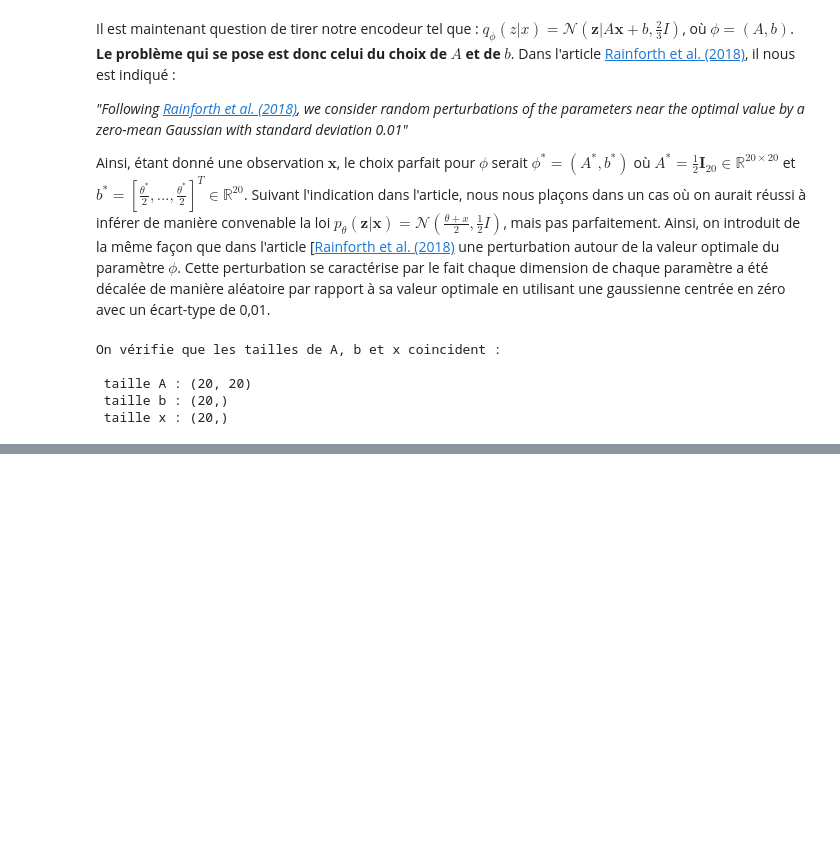
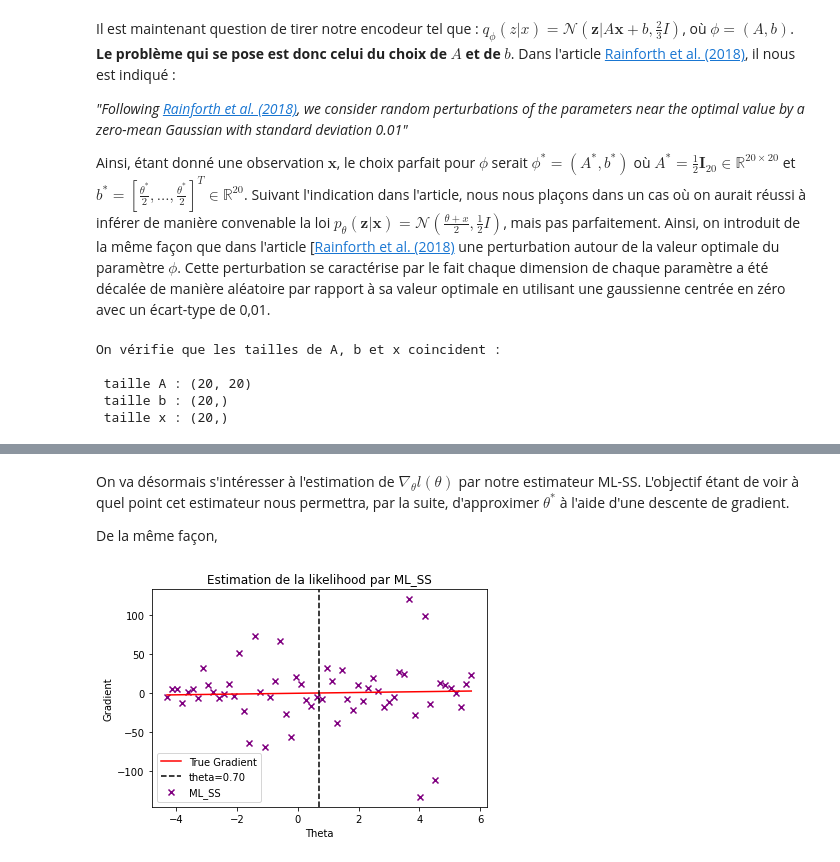
Before and after one commit to NailKhelifa/MLMC_Unibaised_Gradient_Estimation_for_Deep_LVM, a Jupyter notebook: Test_code.ipynb, the cells around one changed output, grey strips where cells are left out. Saved outputs shown, nothing was run; the diff lists cells and outputs as text; code cells hidden in the pictures; blank space fills up the shorter version.

```diff
--- a/Test_code.ipynb
+++ b/Test_code.ipynb
@@ -212,0 +200,8 @@ estimated_likelihood
+# %% [markdown]
+On va désormais s'intéresser à l'estimation de $\nabla_{\theta} l(\theta)$ par notre estimateur ML-SS. L'objectif étant de voir à quel point cet estimateur nous permettra, par la suite, d'approximer $\theta^*$ à l'aide d'une descente de gradient.
+
+De la même façon,
+# %%
+Code.plot_gradient(0.6, x, noised_A, noised_b, theta_true, 15, 'ML_SS')
+# %% [output]
+[figure, added]
```
Also changed, not shown: parts of 20 cells of this notebook, 1 other file.
